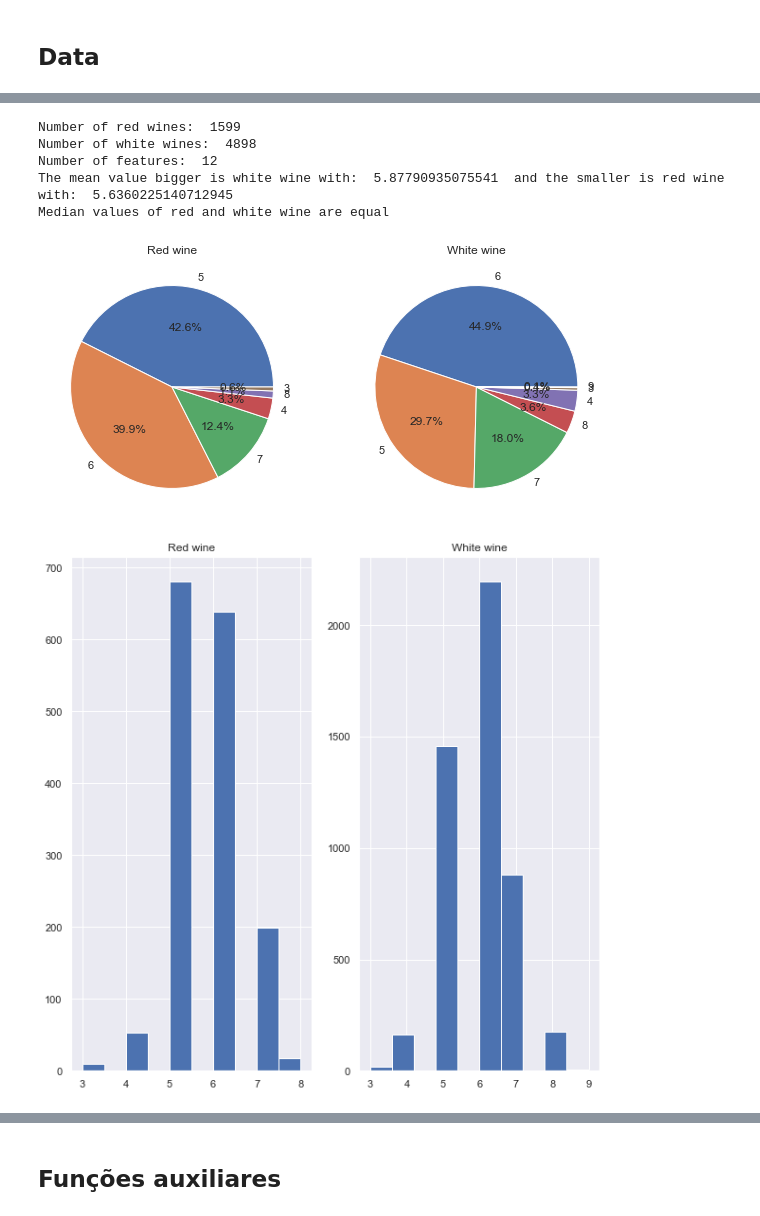
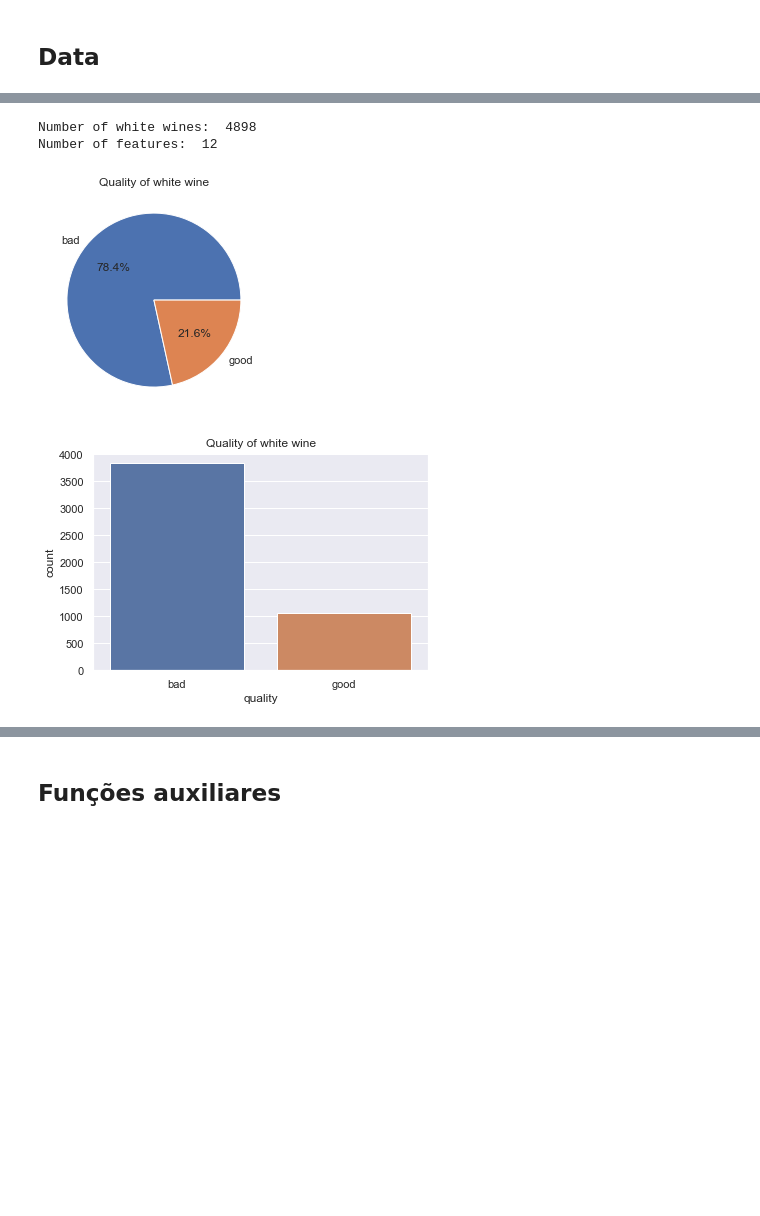
Before and after one commit to franciscomonteiro85/faa-wine-project, a Jupyter notebook: Wine_quality_project.ipynb, the cells around one changed output, grey strips where cells are left out. Saved outputs shown, nothing was run; the diff lists cells and outputs as text; code cells hidden in the pictures; blank space fills up the shorter version.

Commit message:
some changes in data

```diff
--- a/Wine_quality_project.ipynb
+++ b/Wine_quality_project.ipynb
@@ -57,2 +50,4 @@ data_w.describe()
 # %%
-data_r.describe()
+bins = (2, 6.5, 8)
+group_names = ['bad', 'good']
+data['quality'] = pd.cut(data['quality'], bins = bins, labels = group_names)
@@ -69,4 +54,3 @@ data_r.describe()
 # %%
-sns.set()
-sns.pairplot(data_r[['pH', 'alcohol','quality']], hue='quality', size=2.5,palette='tab10')
+data['quality'].value_counts()
 # %% [output]
@@ -75,71 +60,25 @@ sns.pairplot(data_r[['pH', 'alcohol','quality']], hue='quality', size=2.5,palett
 # %%
-# red wine data
-nWines_r = len(data_r)
-nFeatures_r = len(data_r.columns)
-print("Number of red wines: ", nWines_r)
 # white wine data
-nWines_w = len(data_w)
-nFeatures_w = len(data_w.columns)
-print("Number of white wines: ", nWines_w)
-
-if nFeatures_r == nFeatures_w:
-    print("Number of features: ", nFeatures_r)
-else:
-    print("Number of features: ", nFeatures_r, " (red Whine) and ", nFeatures_w, " (white wine)")
-
-nMean_r = data_r["quality"].mean()
-nMean_w = data_w["quality"].mean()
-
-if nMean_r==nMean_w:
-    print("Mean values are equal")
-elif nMean_r > nMean_w:
-    print("The mean value bigger is red wine with: ", nMean_r, " and the smaller is white wine with: ", nMean_w)
-else:
-    print("The mean value bigger is white wine with: ", nMean_w, " and the smaller is red wine with: ", nMean_r)
-
-nMedian_r = data_r["quality"].median()
-nMedian_w = data_w["quality"].median()
-
-if nMedian_r==nMedian_w:
-    print("Median values of red and white wine are equal")
-elif nMedian_r > nMedian_w:
-    print("The median value bigger is red wine with: ", nMedian_r, " and the smaller is white wine with: ", nMedian_w)
-else:
-    print("The median value bigger is white wine with: ", nMedian_w, " and the smaller is red wine with: ", nMedian_r)
+nWines = len(data)
+nFeatures = len(data.columns)
+print("Number of white wines: ", nWines)
+print("Number of features: ", nFeatures)
 
 #get the percentage of the different quality values
-nQuality_r = data_r["quality"].value_counts()
-nQuality_w = data_w["quality"].value_counts()
+nQuality = data["quality"].value_counts()
 
 #plot pie the percentage of the different quality values
-plt.figure(figsize=(10,10))
-plt.subplot(1,2,1)
-plt.pie(nQuality_r, labels=nQuality_r.index, autopct='%1.1f%%')
-plt.title("Red wine")
-plt.subplot(1,2,2)
-plt.pie(nQuality_w, labels=nQuality_w.index, autopct='%1.1f%%')
-plt.title("White wine")
+plt.pie(nQuality, labels = nQuality.index, autopct='%1.1f%%')
+plt.title("Quality of white wine")
 plt.show()
 
-#plot the histogram of the different quality values
-plt.figure(figsize=(10,10))
-plt.subplot(1,2,1)
-plt.hist(data_r["quality"], bins=10)
-plt.title("Red wine")
-plt.subplot(1,2,2)
-plt.hist(data_w["quality"], bins=10)
-plt.title("White wine")
+#plot the countplot of the different quality values
+sns.countplot(data["quality"])
+plt.title("Quality of white wine")
 plt.show()
-
-#plt.ylim([0,10])
-#plt.scatter(data[x2name], data[yname])
-#plt.scatter(data[xname], data[yname])
 # %% [output]
-Number of red wines:  1599
 Number of white wines:  4898
 Number of features:  12
-The mean value bigger is white wine with:  5.87790935075541  and the smaller is red wine with:  5.6360225140712945
-Median values of red and white wine are equal
-[figure, old version]
+[figure, new version]
-[figure, old version]
+[figure, new version]
 # %%
```
Also changed, not shown: parts of 18 cells of this notebook.
